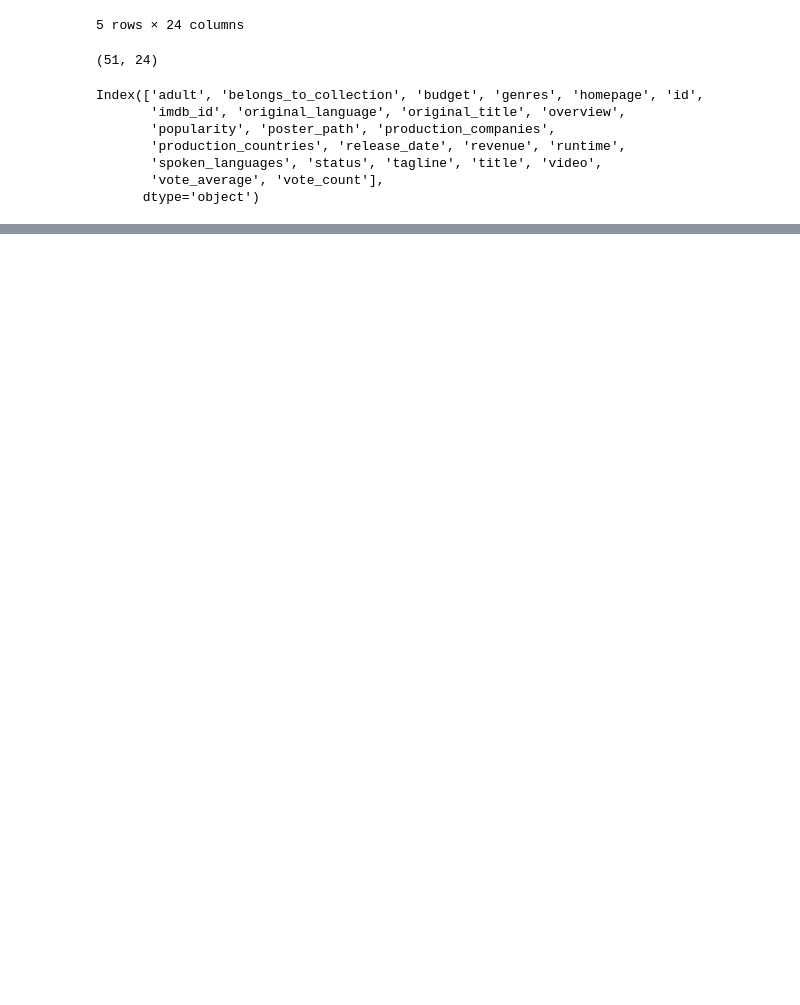
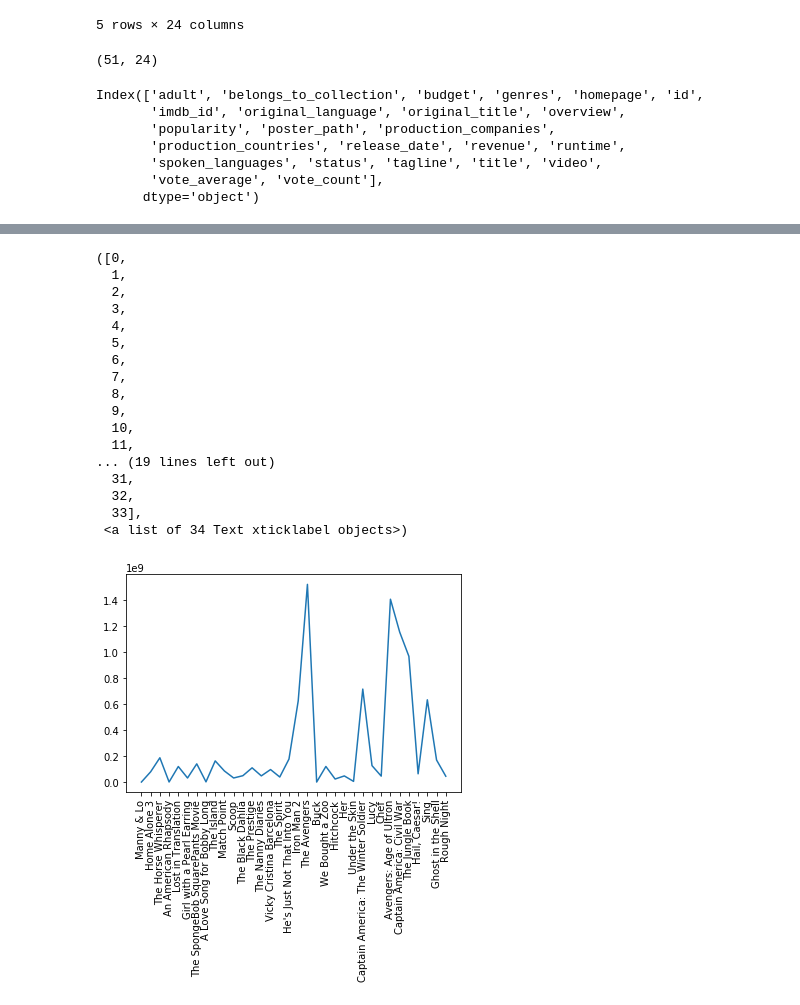
Before and after one commit to juyeki/Stats131_FinalProject, a Jupyter notebook: Exploratory Analysis - Project.ipynb, the cells around one changed output, grey strips where cells are left out. Cells and saved outputs as stored; diff of their text form; code cells hidden in the pictures; blank space fills up the shorter version.

```diff
--- a/Exploratory Analysis - Project.ipynb
+++ b/Exploratory Analysis - Project.ipynb
@@ -459,0 +480,4 @@ Index(['adult', 'belongs_to_collection', 'budget', 'genres', 'homepage', 'id',
+# %%
+#removing movies with 0 revenue
+movies_scarlett = movies_scarlett.loc[movies_scarlett['revenue'] != 0]
+movies_scarlett.shape
@@ -459,0 +507,22 @@ Index(['adult', 'belongs_to_collection', 'budget', 'genres', 'homepage', 'id',
+# %%
+plt.plot(movies_scarlett.title, movies_scarlett.revenue)
+plt.xticks(rotation=90)
+# %% [output]
+([0,
+  1,
+  2,
+  3,
+  4,
+  5,
+  6,
+  7,
+  8,
+  9,
+  10,
+  11,
+... (19 lines left out)
+  31,
+  32,
+  33],
+ <a list of 34 Text xticklabel objects>)
+[figure, added]
```
Also changed, not shown: parts of 3 cells of this notebook.
